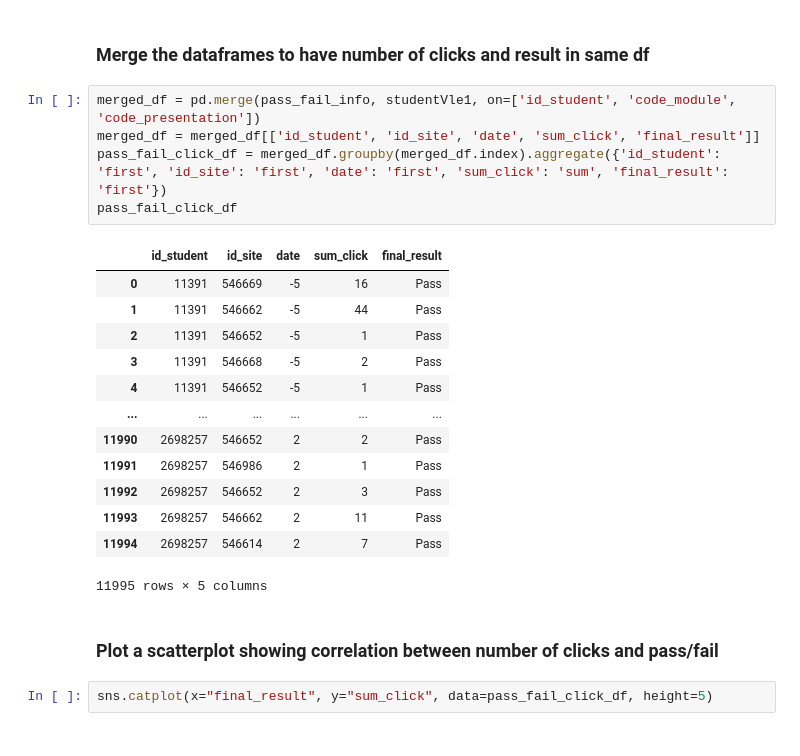
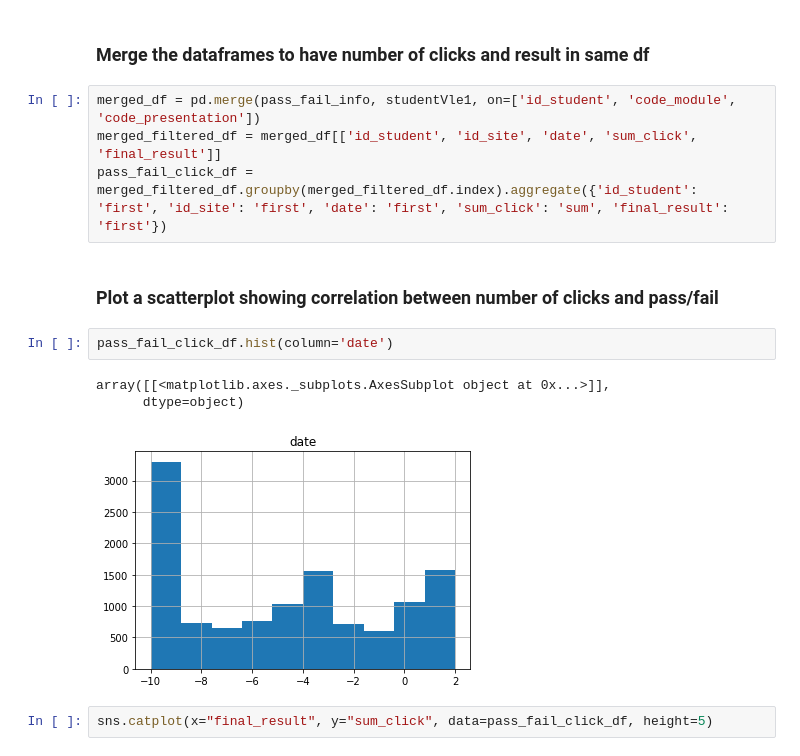
Before and after one commit to FaiZaman/Early-Identification-of-Failing-Students, a Jupyter notebook: Predicting Failing Students.ipynb, the cells around one changed output. Drawn from its saved outputs; the diff is of its cells as text.

```diff
--- a/Predicting Failing Students.ipynb
+++ b/Predicting Failing Students.ipynb
@@ -76,25 +81,16 @@ mosaic(pass_fail_info, ['region', 'imd_band']);
 ### Merge the dataframes to have number of clicks and result in same df
 # %%
 merged_df = pd.merge(pass_fail_info, studentVle1, on=['id_student', 'code_module', 'code_presentation'])
-merged_df = merged_df[['id_student', 'id_site', 'date', 'sum_click', 'final_result']]
-pass_fail_click_df = merged_df.groupby(merged_df.index).aggregate({'id_student': 'first', 'id_site': 'first', 'date': 'first', 'sum_click': 'sum', 'final_result': 'first'})
-pass_fail_click_df
+merged_filtered_df = merged_df[['id_student', 'id_site', 'date', 'sum_click', 'final_result']]
+pass_fail_click_df = merged_filtered_df.groupby(merged_filtered_df.index).aggregate({'id_student': 'first', 'id_site': 'first', 'date': 'first', 'sum_click': 'sum', 'final_result': 'first'})
-# %% [output]
-|  | id_student | id_site | date | sum_click | final_result |
-| 0 | 11391 | 546669 | -5 | 16 | Pass |
-| 1 | 11391 | 546662 | -5 | 44 | Pass |
-| 2 | 11391 | 546652 | -5 | 1 | Pass |
-| 3 | 11391 | 546668 | -5 | 2 | Pass |
-| 4 | 11391 | 546652 | -5 | 1 | Pass |
-| ... | ... | ... | ... | ... | ... |
-| 11990 | 2698257 | 546652 | 2 | 2 | Pass |
-| 11991 | 2698257 | 546986 | 2 | 1 | Pass |
-| 11992 | 2698257 | 546652 | 2 | 3 | Pass |
-| 11993 | 2698257 | 546662 | 2 | 11 | Pass |
-| 11994 | 2698257 | 546614 | 2 | 7 | Pass |
-11995 rows × 5 columns
 # %% [markdown]
 ### Plot a scatterplot showing correlation between number of clicks and pass/fail
+# %%
+pass_fail_click_df.hist(column='date')
+# %% [output]
+array([[<matplotlib.axes._subplots.AxesSubplot object at 0x...>]],
+      dtype=object)
+[figure, added]
 # %%
 sns.catplot(x="final_result", y="sum_click", data=pass_fail_click_df, height=5)
 # %% [output]
```
Also changed, not shown: parts of 10 cells of this notebook.
